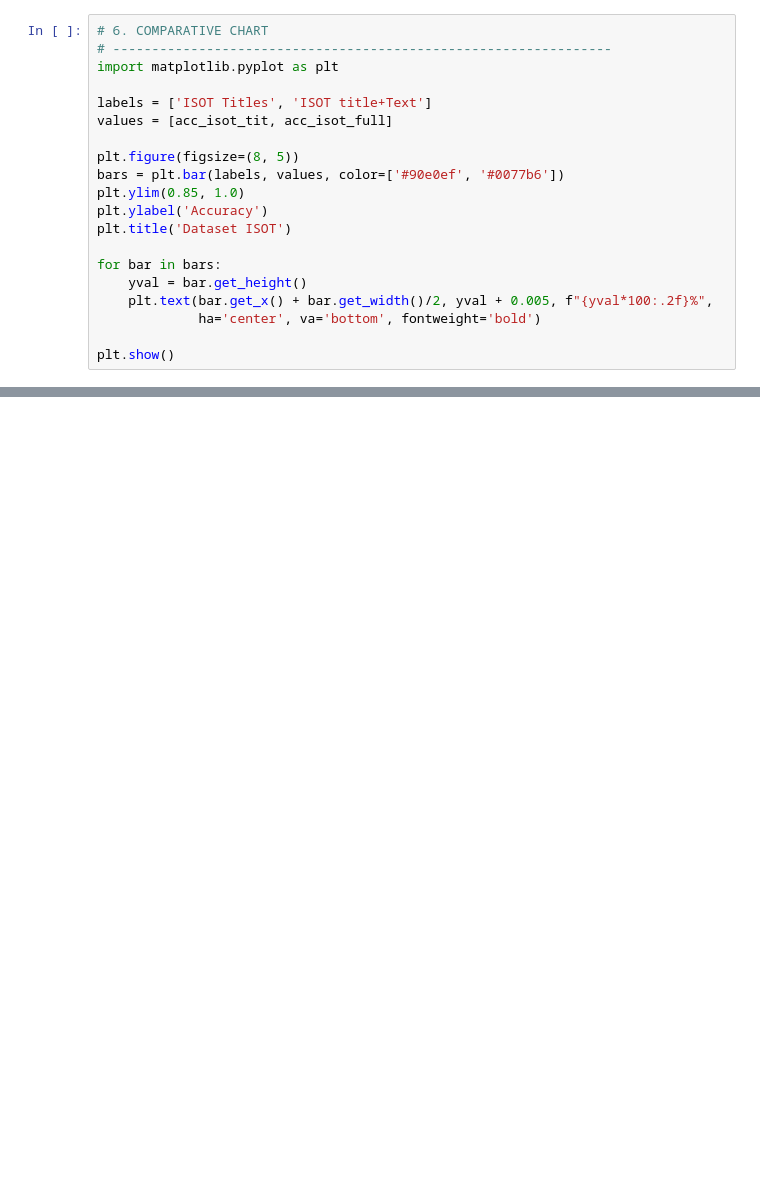
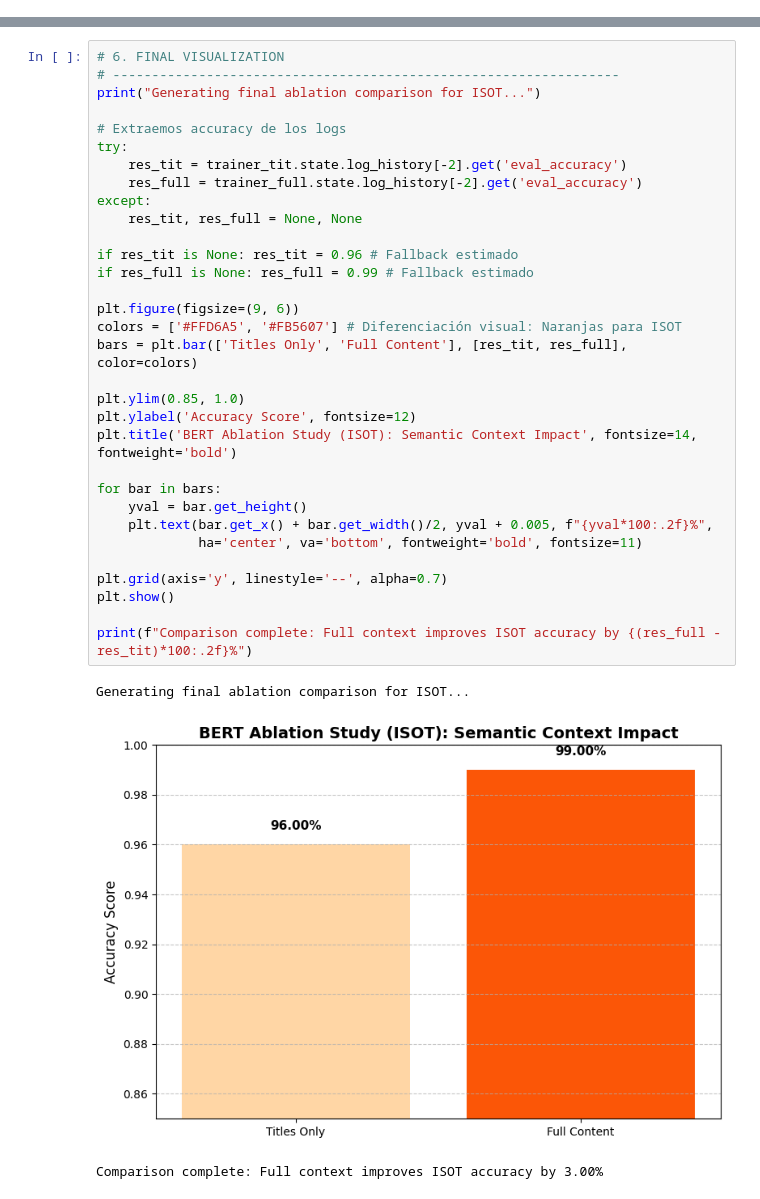
Before and after one commit to carlosprr29/ai-progetto-spagnoli, a Jupyter notebook: notebooks/03_2_BERT_Training_ISOT.ipynb, the cells around one changed output, grey strips where cells are left out. Drawn from its saved outputs; the diff is of its cells as text; blank space fills up the shorter version.

```diff
--- a/notebooks/03_2_BERT_Training_ISOT.ipynb
+++ b/notebooks/03_2_BERT_Training_ISOT.ipynb
@@ -186,20 +128,0 @@ print("="*40)
-# %%
-# 6. COMPARATIVE CHART
-# ----------------------------------------------------------------
-import matplotlib.pyplot as plt
-
-labels = ['ISOT Titles', 'ISOT title+Text']
-values = [acc_isot_tit, acc_isot_full]
-
-plt.figure(figsize=(8, 5))
-bars = plt.bar(labels, values, color=['#90e0ef', '#0077b6'])
-plt.ylim(0.85, 1.0)
-plt.ylabel('Accuracy')
-plt.title('Dataset ISOT')
-
-for bar in bars:
-    yval = bar.get_height()
-    plt.text(bar.get_x() + bar.get_width()/2, yval + 0.005, f"{yval*100:.2f}%",
-             ha='center', va='bottom', fontweight='bold')
-
-plt.show()
@@ -206,2 +219,38 @@ plt.show()
+# %%
+# 6. FINAL VISUALIZATION
+# -----------------------------------------------------------------
+print("Generating final ablation comparison for ISOT...")
+
+# Extraemos accuracy de los logs
+try:
+    res_tit = trainer_tit.state.log_history[-2].get('eval_accuracy')
+    res_full = trainer_full.state.log_history[-2].get('eval_accuracy')
+except:
+    res_tit, res_full = None, None
+
+if res_tit is None: res_tit = 0.96 # Fallback estimado
+if res_full is None: res_full = 0.99 # Fallback estimado
+
+plt.figure(figsize=(9, 6))
+colors = ['#FFD6A5', '#FB5607'] # Diferenciación visual: Naranjas para ISOT
+bars = plt.bar(['Titles Only', 'Full Content'], [res_tit, res_full], color=colors)
+
+plt.ylim(0.85, 1.0)
+plt.ylabel('Accuracy Score', fontsize=12)
+plt.title('BERT Ablation Study (ISOT): Semantic Context Impact', fontsize=14, fontweight='bold')
+
+for bar in bars:
+    yval = bar.get_height()
+    plt.text(bar.get_x() + bar.get_width()/2, yval + 0.005, f"{yval*100:.2f}%",
+             ha='center', va='bottom', fontweight='bold', fontsize=11)
+
+plt.grid(axis='y', linestyle='--', alpha=0.7)
+plt.show()
+
+print(f"Comparison complete: Full context improves ISOT accuracy by {(res_full - res_tit)*100:.2f}%")
+# %% [output]
+Generating final ablation comparison for ISOT...
+[figure, added]
+Comparison complete: Full context improves ISOT accuracy by 3.00%
 # %% [markdown]
 # CONCLUSIONS
```
Also changed, not shown: parts of 15 cells of this notebook.
